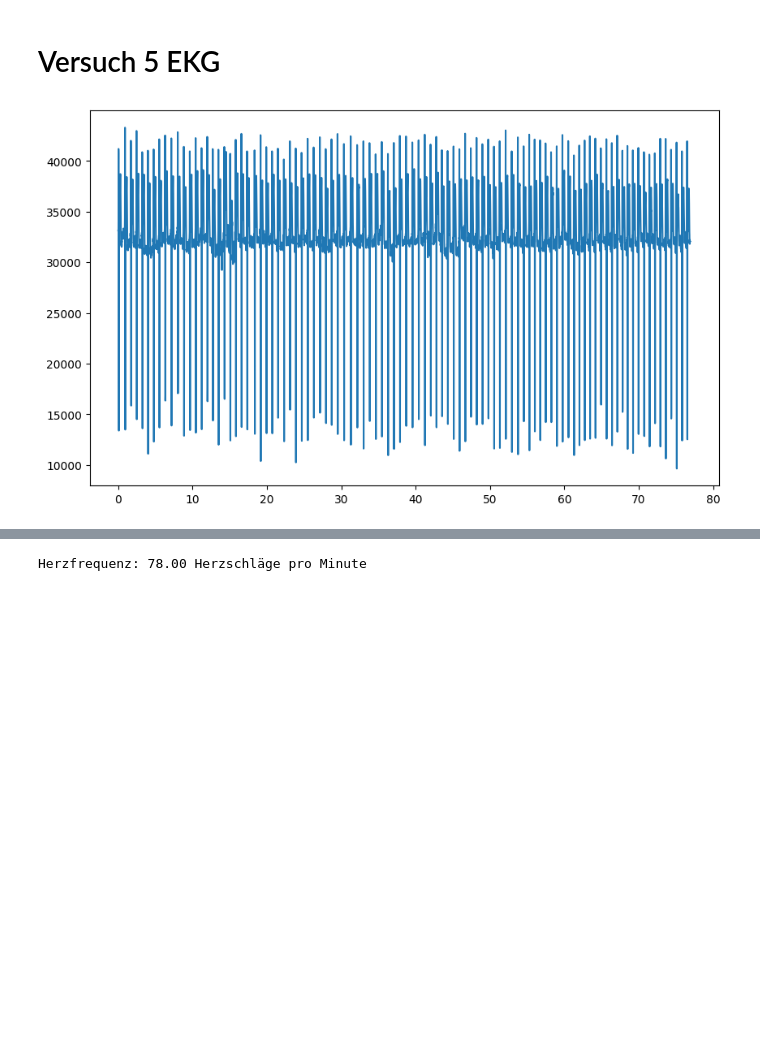
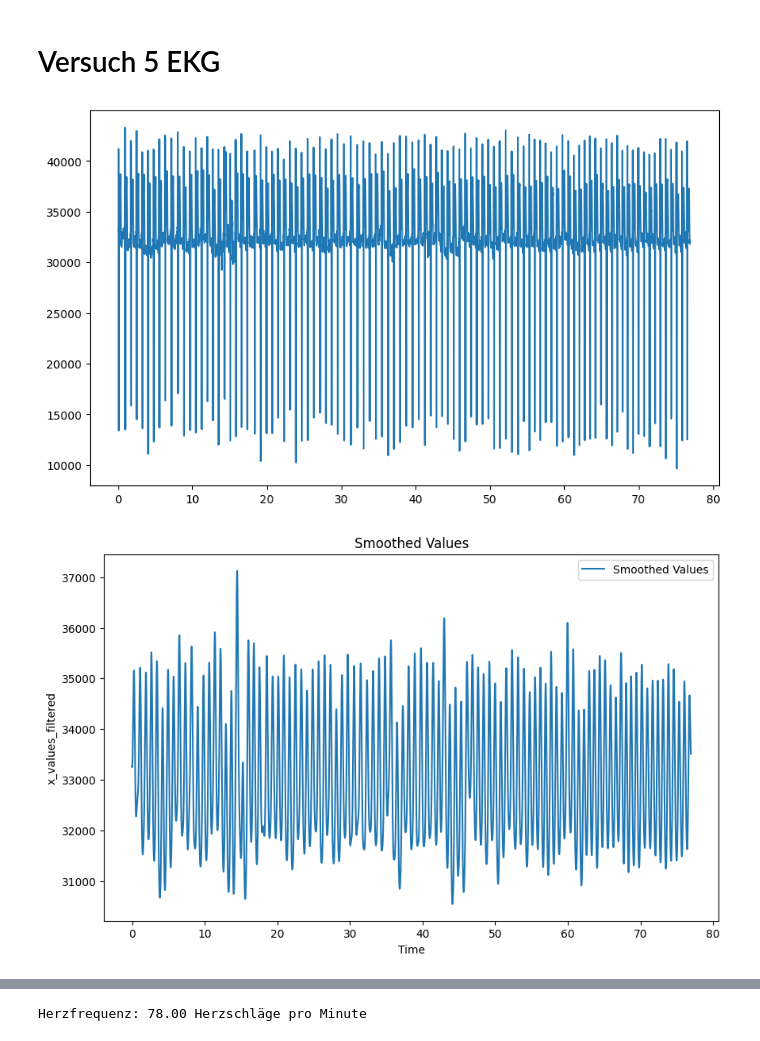
Before and after one commit to Curucma/WP-Mobile-Health-Sensing, a Jupyter notebook: Auswertung.ipynb, the cells around one changed output, grey strips where cells are left out. Saved outputs shown, nothing was run; the diff lists cells and outputs as text; code cells hidden in the pictures; blank space fills up the shorter version.

Commit message:
EKG Plots plt hinzugefügt

```diff
--- a/Auswertung.ipynb
+++ b/Auswertung.ipynb
@@ -496,30 +496,58 @@ Wn = 0.04  # Grenzfrequenz, 0 < Wn < 1
 b, a = butter(N, Wn)
 
 # Wenden Sie den Filter auf die Daten an
 x_values_filtered = filtfilt(b, a, x_values)
 
 # Zeigen Sie die gefilterten Daten an
 
+import matplotlib.pyplot as plt
+
+# Erstellen Sie den ersten Plot
+plt.figure(figsize=(10,6))
+plt.plot(time, x_values_filtered, label='Smoothed Values')
+plt.xlabel('Time')
+plt.ylabel('x_values_filtered')
+plt.title('Smoothed Values')
+plt.legend()
+plt.show()
+
+# Finden Sie die Peaks
+peaks,_ = find_peaks(x_values_filtered, height=0.4, distance=20)
+
+# Erstellen Sie den zweiten Plot
+plt.figure(figsize=(10,6))
+plt.plot(time, x_values_filtered, label='Smoothed Values')
+
+# Fügen Sie die Peaks hinzu
+plt.plot(time[peaks], x_values_filtered[peaks], 'o', label='Peaks')
+
+plt.xlabel('Time')
+plt.ylabel('x_values_filtered')
+plt.title('Smoothed Values with Peaks')
+plt.legend()
+plt.show()
+
 fig = go.Figure()
 fig.add_trace(go.Scatter(x=time, y=x_values_filtered, mode='lines', name='Smoothed Values'))
 
 fig.show()
 
 peaks,_ = find_peaks(x_values_filtered, height=0.4, distance=20)
 
 fig = go.Figure()
 
 fig.add_trace(go.Scatter(x=time, y=x_values_filtered, mode='lines', name='Smoothed Values'))
 
 # Fügen Sie die Peaks hinzu
 
 fig.add_trace(go.Scatter(x=time[peaks], y=x_values_filtered[peaks], mode='markers', name='Peaks'))
 
 fig.show()
 
 # Berechnen Sie die Herzfrequenz (in Herzschlägen pro Minute)
 
 heart_rate = len(peaks) / (time[-1]/60)
 print(f"Herzfrequenz: {heart_rate:.2f} Herzschläge pro Minute")
 # %% [output]
 [figure]
+[figure, added]
```
Also changed, not shown: parts of 1 cell of this notebook.
